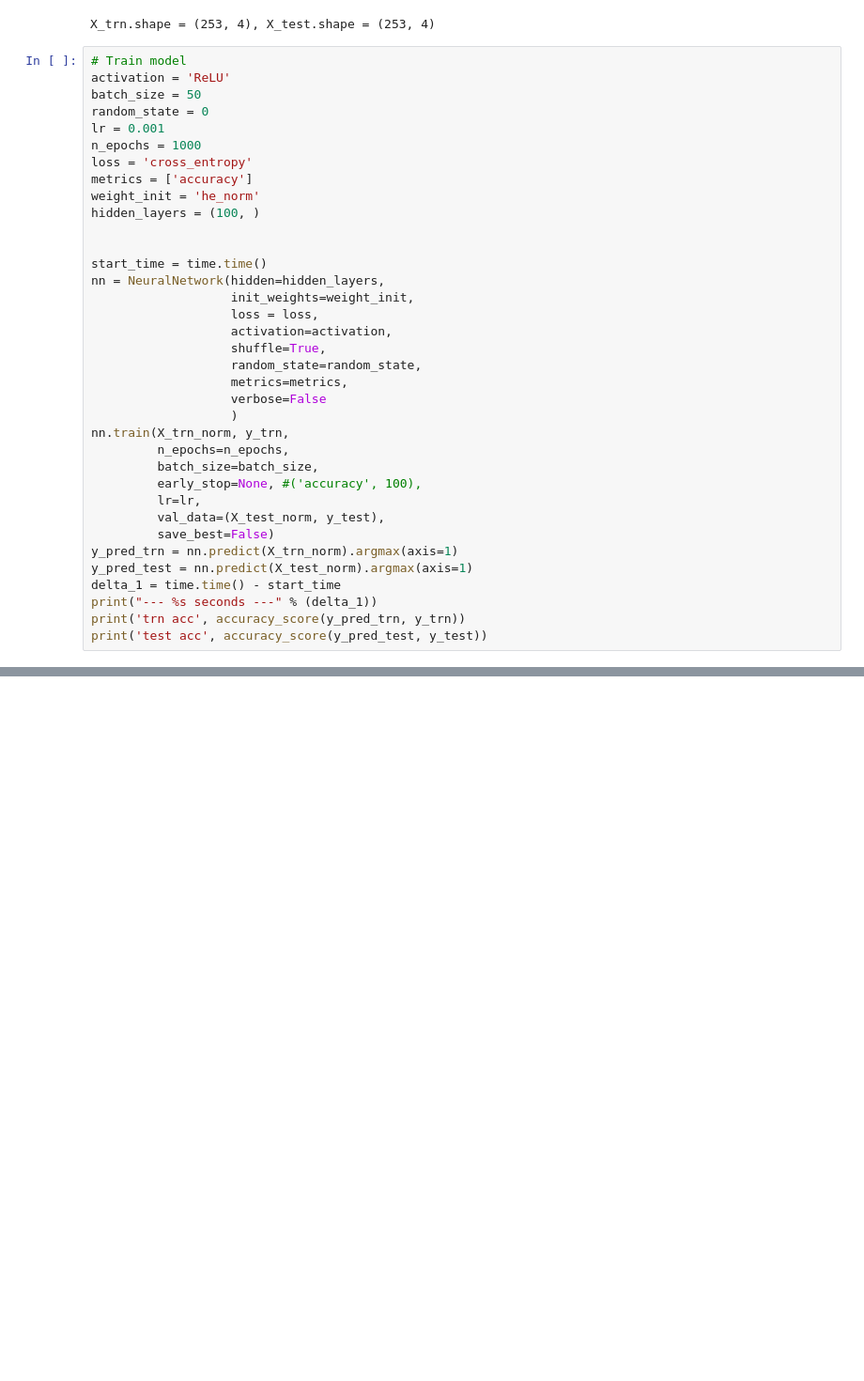
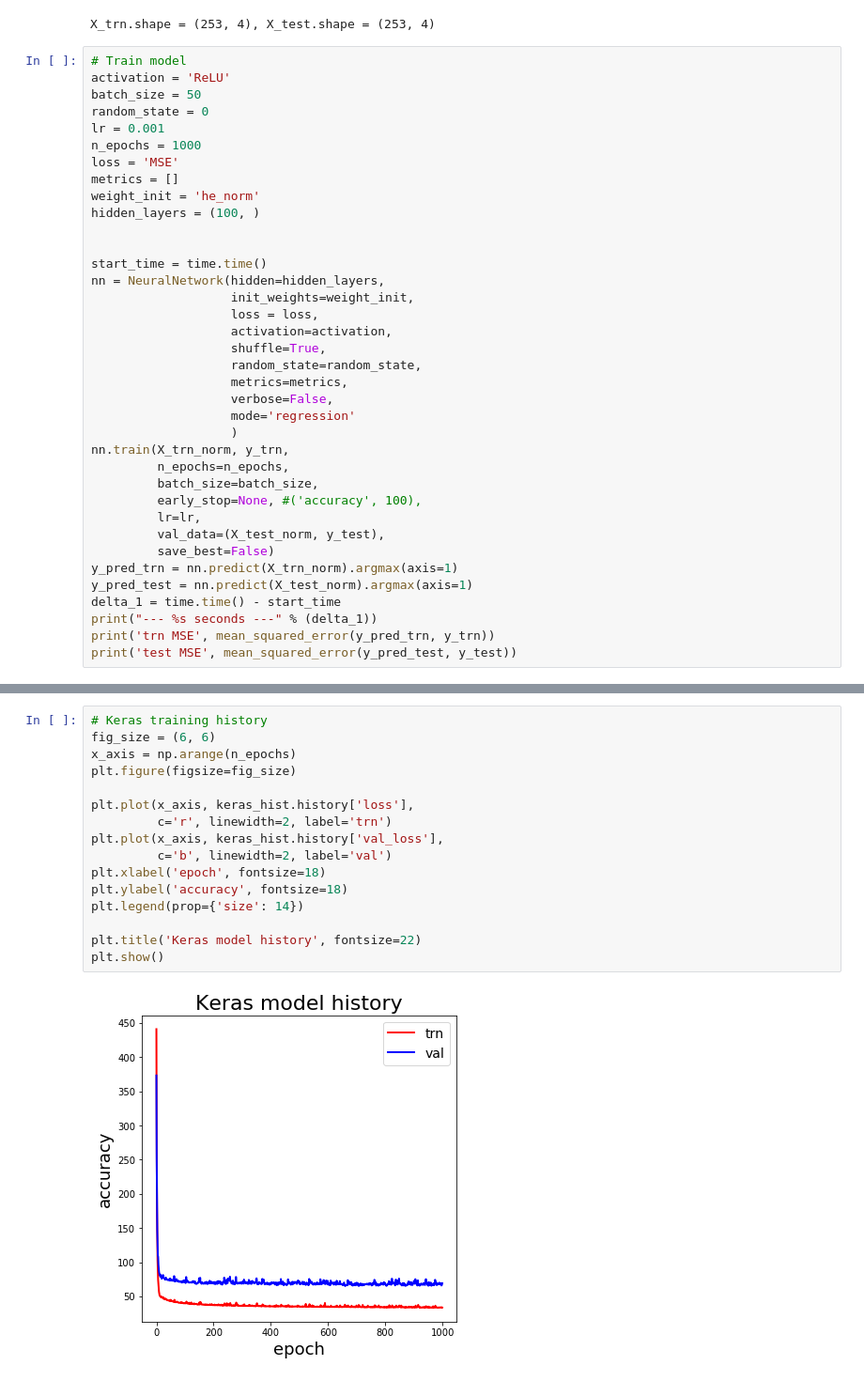
Before and after one commit to amourav/neural_network_from_scratch, a Jupyter notebook: neural_network_demo_2.ipynb, the cells around one changed output, grey strips where cells are left out. Shown at 94% size. Cells and saved outputs as stored; diff of their text form; blank space fills up the shorter version.

Commit message:
regression demo

```diff
--- a/neural_network_demo_2.ipynb
+++ b/neural_network_demo_2.ipynb
@@ -36,8 +38,8 @@ batch_size = 50
 random_state = 0
 lr = 0.001
 n_epochs = 1000
-loss = 'cross_entropy'
-metrics = ['accuracy']
+loss = 'MSE'
+metrics = []
 weight_init = 'he_norm'
 hidden_layers = (100, )
 
@@ -50,7 +52,8 @@ nn = NeuralNetwork(hidden=hidden_layers,
                    shuffle=True,
                    random_state=random_state,
                    metrics=metrics,
-                   verbose=False
+                   verbose=False,
+                   mode='regression'
                    )
 nn.train(X_trn_norm, y_trn,
          n_epochs=n_epochs,
@@ -63,6 +66,6 @@ y_pred_trn = nn.predict(X_trn_norm).argmax(axis=1)
 y_pred_test = nn.predict(X_test_norm).argmax(axis=1)
 delta_1 = time.time() - start_time
 print("--- %s seconds ---" % (delta_1))
-print('trn acc', accuracy_score(y_pred_trn, y_trn))
-print('test acc', accuracy_score(y_pred_test, y_test))
+print('trn MSE', mean_squared_error(y_pred_trn, y_trn))
+print('test MSE', mean_squared_error(y_pred_test, y_test))
 # %% [output]
@@ -69,0 +117,18 @@ print('test acc', accuracy_score(y_pred_test, y_test))
+# %%
+# Keras training history
+fig_size = (6, 6)
+x_axis = np.arange(n_epochs)
+plt.figure(figsize=fig_size)
+
+plt.plot(x_axis, keras_hist.history['loss'],
+         c='r', linewidth=2, label='trn')
+plt.plot(x_axis, keras_hist.history['val_loss'],
+         c='b', linewidth=2, label='val')
+plt.xlabel('epoch', fontsize=18)
+plt.ylabel('accuracy', fontsize=18)
+plt.legend(prop={'size': 14})
+
+plt.title('Keras model history', fontsize=22)
+plt.show()
+# %% [output]
+[figure, added]
```
Also changed, not shown: parts of 4 cells of this notebook, 5 other files.
